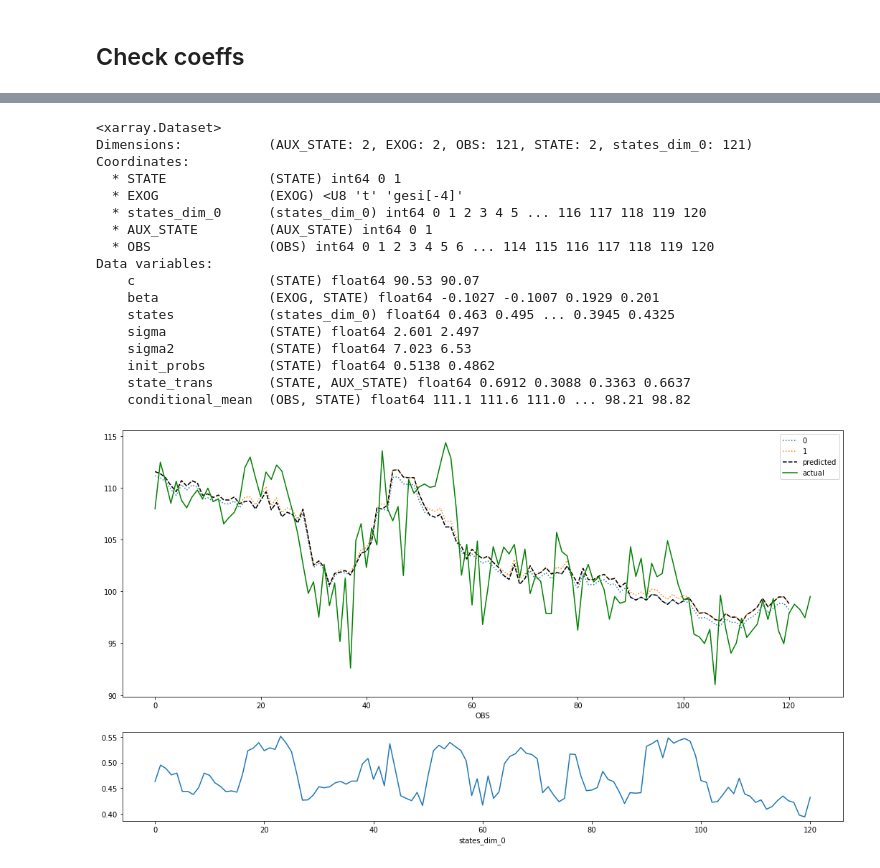
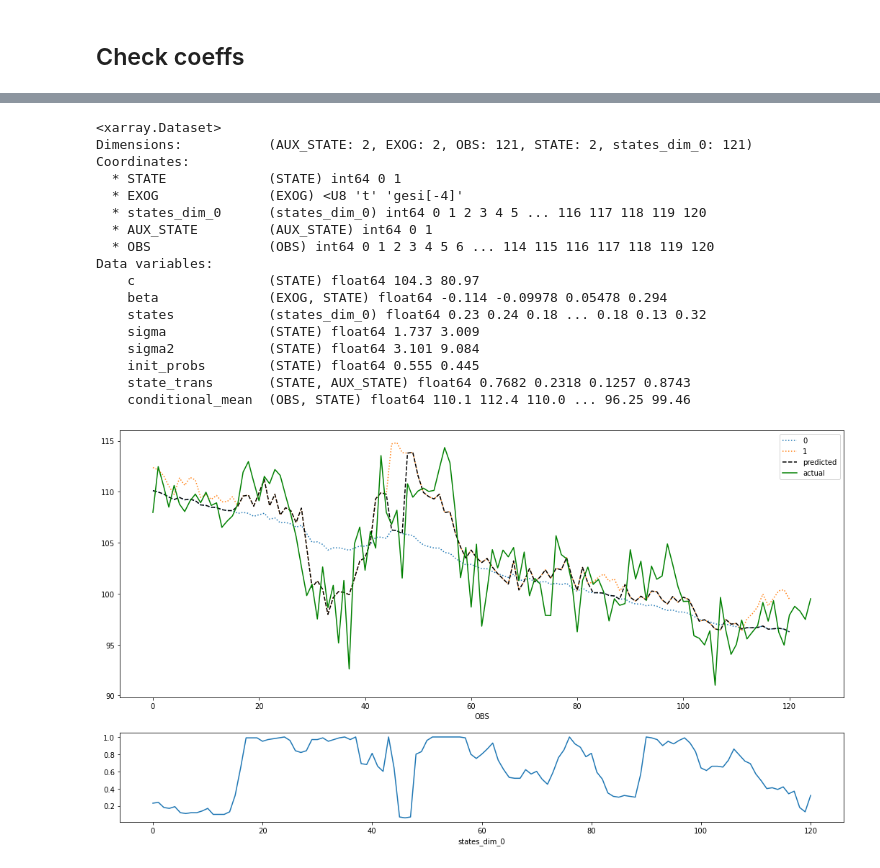
Before and after one commit to NowanIlfideme/masters_switching_models, a Jupyter notebook: notebooks/Recreating_MS_Models_With_PyMC3.ipynb, the cells around one changed output, grey strips where cells are left out. Cells and saved outputs as stored; diff of their text form; code cells hidden in the pictures.

```diff
--- a/notebooks/Recreating_MS_Models_With_PyMC3.ipynb
+++ b/notebooks/Recreating_MS_Models_With_PyMC3.ipynb
@@ -324,0 +421,6 @@ import pymc3.distributions.transforms as tr
+# %%
+x = q.copy()
+y = np.zeros(x.shape)
+y[..., 0] += x[..., 0]
+y[..., 1:] += np.log(x[..., 1:] - x[..., :-1])
+y
@@ -324,0 +430,6 @@ import pymc3.distributions.transforms as tr
+# %%
+x = np.zeros(y.shape)
+x[..., 0] += y[..., 0]
+x[..., 1:] += np.exp(y[..., 1:])
+x = np.cumsum(x, axis=-1)
+x
@@ -378,5 +602,5 @@ pm.model_to_graphviz(m)
 # %%
 with m:
     # prior = pm.sample_prior_predictive()
-    trace = pm.sample(draws=1000, tune=2000, chains=2, cores=2, random_seed=101)
+    trace = pm.sample(draws=100, tune=2000, chains=1, cores=1, random_seed=101)
 # %% [output]
@@ -427,3 +615,11 @@ with m:
+# %%
+with m:
+    ifd = az.from_pymc3(
+        trace=trace,
+        dims=dims,
+        coords=coords,
+        log_likelihood=False,  # This is broken due to shape mismatch
+    )
 # %%
 try:
     _st = ifd.posterior.mean(dim=["chain", "draw"])["states"]
@@ -451,42 +647,41 @@ pm.traceplot(ifd);
-# %%
-post_mean = ifd.posterior.mean(dim=['chain','draw'])
-post_mean
-# %% [output]
-<xarray.Dataset>
-Dimensions:           (AUX_STATE: 2, EXOG: 2, OBS: 121, STATE: 2, states_dim_0: 121)
-Coordinates:
-  * STATE             (STATE) int64 0 1
-  * EXOG              (EXOG) <U8 't' 'gesi[-4]'
-  * states_dim_0      (states_dim_0) int64 0 1 2 3 4 5 ... 116 117 118 119 120
-  * AUX_STATE         (AUX_STATE) int64 0 1
-  * OBS               (OBS) int64 0 1 2 3 4 5 6 ... 114 115 116 117 118 119 120
-Data variables:
-    c                 (STATE) float64 90.53 90.07
-    beta              (EXOG, STATE) float64 -0.1027 -0.1007 0.1929 0.201
-    states            (states_dim_0) float64 0.463 0.495 ... 0.3945 0.4325
-    sigma             (STATE) float64 2.601 2.497
-    sigma2            (STATE) float64 7.023 6.53
-    init_probs        (STATE) float64 0.5138 0.4862
-    state_trans       (STATE, AUX_STATE) float64 0.6912 0.3088 0.3363 0.6637
-    conditional_mean  (OBS, STATE) float64 111.1 111.6 111.0 ... 98.21 98.82
 # %%
+post_mean = ifd.posterior.mean(dim=['chain','draw'])
+
 try:
     _state_mean = post_mean["states"].to_series()
 except KeyError:
     _state_mean = ifd.observed_data["states"].to_series()
 
 _cond_mean = post_mean["conditional_mean"].to_series().unstack("STATE")
 
-_real_mean = pd.Series(np.diag(_cond_mean.loc[:, _qq]), _cond_mean.index)
+_real_mean = pd.Series(np.diag(_cond_mean.loc[:, (_state_mean >= 0.5).astype(int)]), _cond_mean.index)
 
 fig, ax = plt.subplots(2, 1, figsize=(18, 10), gridspec_kw={"height_ratios": [3, 1]})
 
 _cond_mean.plot(ax=ax[0], linestyle=':')
 _real_mean.plot(ax=ax[0], color='black', linestyle='--', label='predicted')
 endog.reset_index(drop=True).plot(ax=ax[0], color="green", label="actual")
 ax[0].legend()
 
 _state_mean.plot(ax=ax[1])
-fig;
+
+display(post_mean)
 # %% [output]
+<xarray.Dataset>
+Dimensions:           (AUX_STATE: 2, EXOG: 2, OBS: 121, STATE: 2, states_dim_0: 121)
+Coordinates:
+  * STATE             (STATE) int64 0 1
+  * EXOG              (EXOG) <U8 't' 'gesi[-4]'
+  * states_dim_0      (states_dim_0) int64 0 1 2 3 4 5 ... 116 117 118 119 120
+  * AUX_STATE         (AUX_STATE) int64 0 1
+  * OBS               (OBS) int64 0 1 2 3 4 5 6 ... 114 115 116 117 118 119 120
+Data variables:
+    c                 (STATE) float64 104.3 80.97
+    beta              (EXOG, STATE) float64 -0.114 -0.09978 0.05478 0.294
+    states            (states_dim_0) float64 0.23 0.24 0.18 ... 0.18 0.13 0.32
+    sigma             (STATE) float64 1.737 3.009
+    sigma2            (STATE) float64 3.101 9.084
+    init_probs        (STATE) float64 0.555 0.445
+    state_trans       (STATE, AUX_STATE) float64 0.7682 0.2318 0.1257 0.8743
+    conditional_mean  (OBS, STATE) float64 110.1 112.4 110.0 ... 96.25 99.46
-[figure, old version]
+[figure, new version]
```
Also changed, not shown: parts of 20 cells of this notebook.
